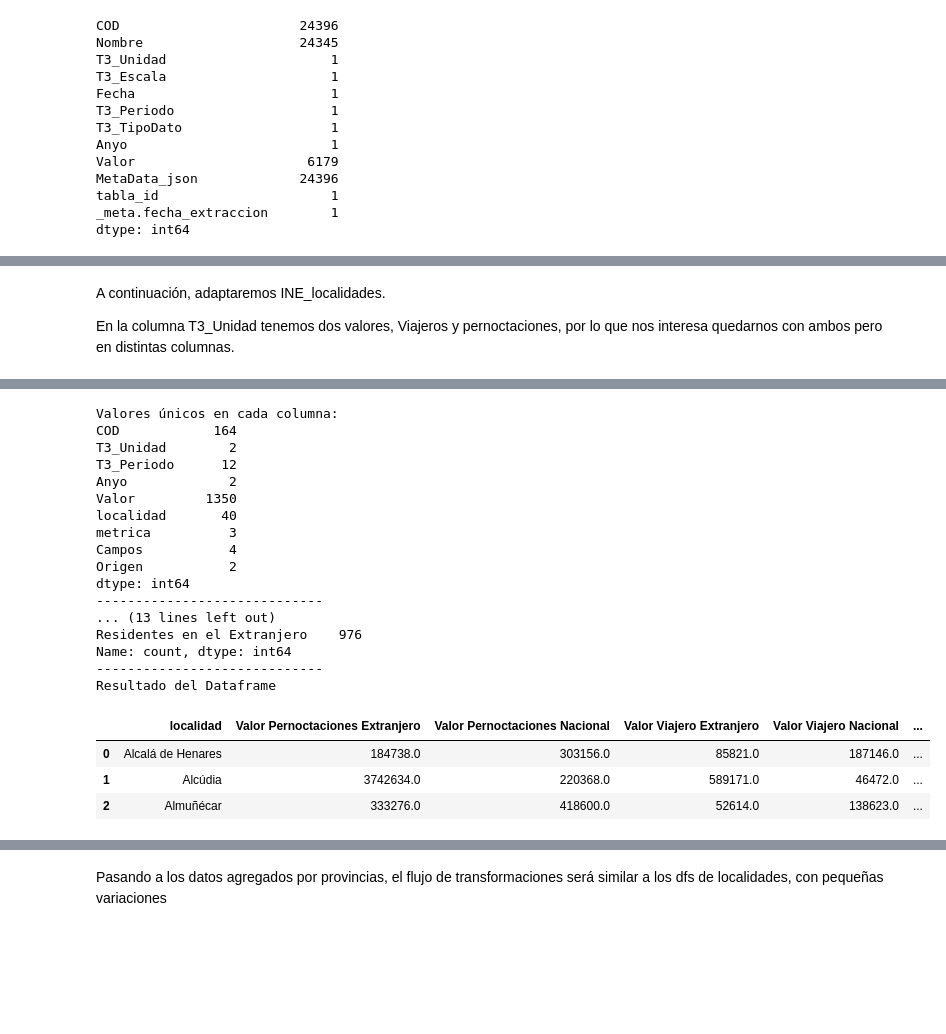
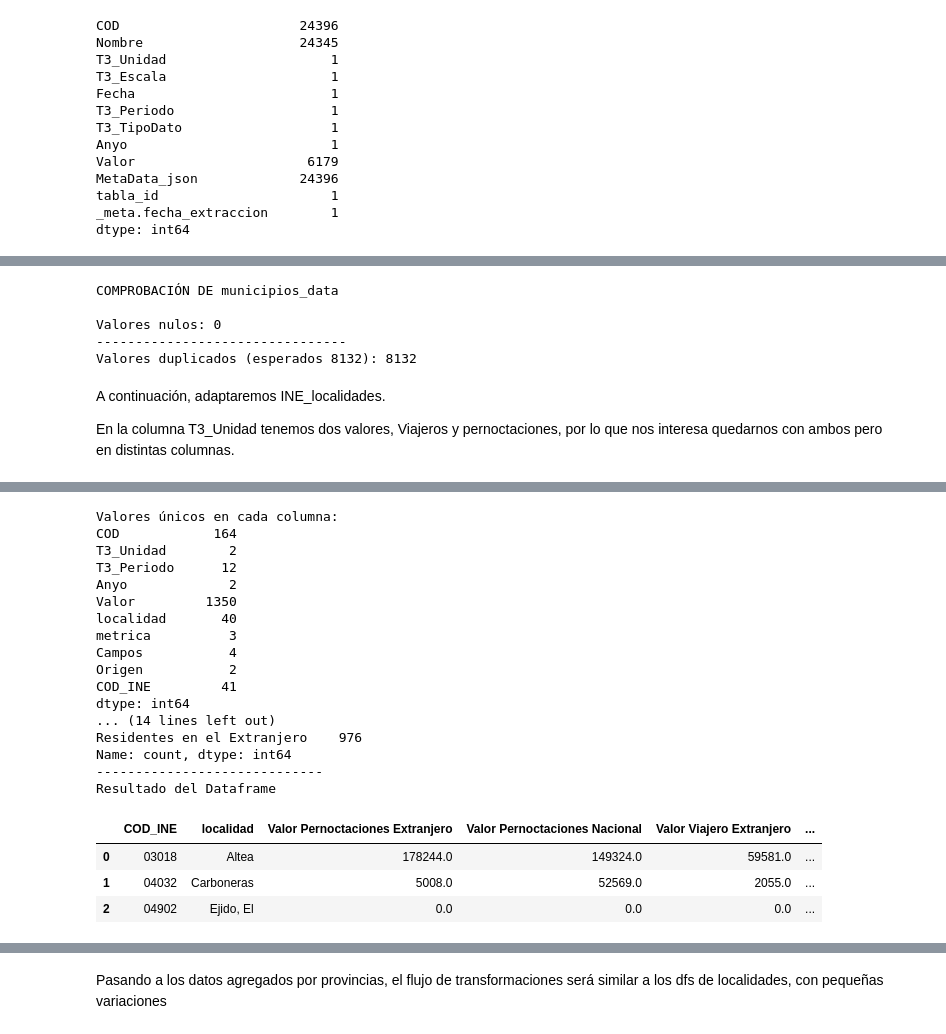
Before and after one commit to manuss05/TUI-AI-DASHBOARD-TFM, a Jupyter notebook: revision_datos.ipynb, the cells around one changed output, grey strips where cells are left out. Saved outputs shown, nothing was run; the diff lists cells and outputs as text; code cells hidden in the pictures; blank space fills up the shorter version.

```diff
--- a/revision_datos.ipynb
+++ b/revision_datos.ipynb
@@ -174,3 +172,9 @@ MetaData_json             24396
 tabla_id                      1
 _meta.fecha_extraccion        1
 dtype: int64
+# %%
+#Revisamos el interior de los json que encontraremos en gran parte de los datasets trabajados
+pd.set_option('display.max_colwidth', None) # Comando para poder ver cadenas largas de texto
+print(municipios_data['MetaData_json'].tail())
+
+pd.reset_option('display.max_colwidth') # Retrocedemos el comando
@@ -177,3 +190,30 @@ dtype: int64
+# %%
+def obtener_codigo_INE(df):
+    """Formula definida para extraer un valor específico de una columna específica de varios dfs
+    El valor extraido es el ultimo del primer diccionario que encontramos"""
+    try:
+        elementos = json.loads(df) if isinstance(df, str) else df
+        if isinstance(elementos, list):
+            for item in elementos:
+                variable = item.get('T3_Variable', '').lower()
+                # Sirve tanto para 'PUNTOS TURÍSTICOS' (flujo) como para 'Municipios' (padrón)
+                if 'punto' in variable or 'muni' in variable:
+                    return item.get('Codigo')
+    except (json.JSONDecodeError, TypeError, IndexError):
+        return None
+    return None
+
+def obtener_codigo_provincia_INE(df):
+    try:
+        elementos = json.loads(df) if isinstance(df, str) else df
+        if isinstance(elementos, list):
+            for item in elementos:
+                # Buscamos únicamente la dimensión de Provincias
+                if 'prov' in item.get('T3_Variable', '').lower():
+                    return item.get('Codigo')
+    except Exception:
+        return None
+    return None
 # %%
 # Primero, dividimos la columna de 'Nombre' usando el metodo .str.split()
 columnas = ['Localidad', 'Genero', 'Metrica', 'Unidad']
@@ -207,3 +250,16 @@ Nota: realmente solo nos interesa COD, Valor y localidad, pero el resto de colum
+# %%
+# Comprobamos si hemos extraido bien COD_INE
+print( """COMPROBACIÓN DE municipios_data
+      """)
+print(f"Valores nulos: {municipios_data['COD_INE'].isna().sum()}")
+print('--------------------------------')
+print(f"Valores duplicados (esperados {municipios_data['COD_INE'].count()}): {municipios_data['COD_INE'].nunique()}")
+# %% [output]
+COMPROBACIÓN DE municipios_data
+
+Valores nulos: 0
+--------------------------------
+Valores duplicados (esperados 8132): 8132
 # %% [markdown]
 A continuación, adaptaremos INE_localidades.
 
@@ -224,6 +280,10 @@ columnas = ['localidad', 'metrica', 'Campos', 'Origen', 'Tipo']
 # Split de las columnas iniciales
 INE_localidades2[columnas] = INE_localidades2['Nombre'].str.split('.', n=4, expand=True)
 
+# Extraemos COD_INE del json
+INE_localidades2['COD_INE'] = INE_localidades2['MetaData_json'].apply(obtener_codigo_INE)
+
+# Borramos columnas que no necesitamos (aunque despues pivotaremos, por lo que no es estrictamente necesario, mejora los siguientes pasos)
 INE_localidades2.drop(columns=['Nombre', 'Fecha', 'T3_Escala', 'T3_TipoDato', 'tabla_id', 'MetaData_json', '_meta.fecha_extraccion', 'Tipo'],
                      inplace=True
                      )
@@ -239,7 +299,6 @@ print('-----------------------------')
 print(INE_localidades2.Origen.value_counts())
 print('-----------------------------')
 # Conclusiones:
- # Decidimos quedarnos con el año 2026
  # Solo nos interesa mantener viajeros y pernoctaciones (Total categorias es el total)
  # Nos interesa diferenciar el origen en dos columnas, pero cambiando los nombres
 
@@ -253,40 +312,40 @@ INE_localidades2['Origen'] = (INE_localidades2['Origen']
                               .replace({'Residentes en España': 'Nacional',
                                         'Residentes en el Extranjero': 'Extranjero'}))
 
 
 INE_localidades2 =(INE_localidades2.sort_values('Valor', ascending=False)
- .pivot_table(index= 'localidad',
+ .pivot_table(index= ['COD_INE', 'localidad'],
                              columns= ['metrica', 'Origen'],
                              values= ['Valor', 'periodo'],
                              aggfunc= {'Valor': 'sum', 'periodo': 'first'})
  .reset_index())
 
 INE_localidades2.columns = INE_localidades2.columns.map(' '.join) #join con valor vacio porque ya existe un valor vacio en las metricas
 
 print('Resultado del Dataframe')
 INE_localidades2.head(3)
 # %% [output]
 Valores únicos en cada columna:
 COD            164
 T3_Unidad        2
 T3_Periodo      12
 Anyo             2
 Valor         1350
 localidad       40
 metrica          3
 Campos           4
 Origen           2
+COD_INE         41
 dtype: int64
------------------------------
-... (13 lines left out)
+... (14 lines left out)
 Residentes en el Extranjero    976
 Name: count, dtype: int64
 -----------------------------
 Resultado del Dataframe
-|  | localidad | Valor Pernoctaciones Extranjero | Valor Pernoctaciones Nacional | Valor Viajero Extranjero | Valor Viajero Nacional | ... |
-| 0 | Alcalá de Henares | 184738.0 | 303156.0 | 85821.0 | 187146.0 | ... |
-| 1 | Alcúdia | 3742634.0 | 220368.0 | 589171.0 | 46472.0 | ... |
-| 2 | Almuñécar | 333276.0 | 418600.0 | 52614.0 | 138623.0 | ... |
+|  | COD_INE | localidad | Valor Pernoctaciones Extranjero | Valor Pernoctaciones Nacional | Valor Viajero Extranjero | ... |
+| 0 | 03018 | Altea | 178244.0 | 149324.0 | 59581.0 | ... |
+| 1 | 04032 | Carboneras | 5008.0 | 52569.0 | 2055.0 | ... |
+| 2 | 04902 | Ejido, El | 0.0 | 0.0 | 0.0 | ... |
 # %%
 #El segundo nivel mencionado anteriormente será en INE_localidades_nac, con los valores de residentes en españa y extranjeros
 # Ahora, repetimos con la otra parte del dataframe
```
Also changed, not shown: parts of 17 cells of this notebook, 7 other files.
